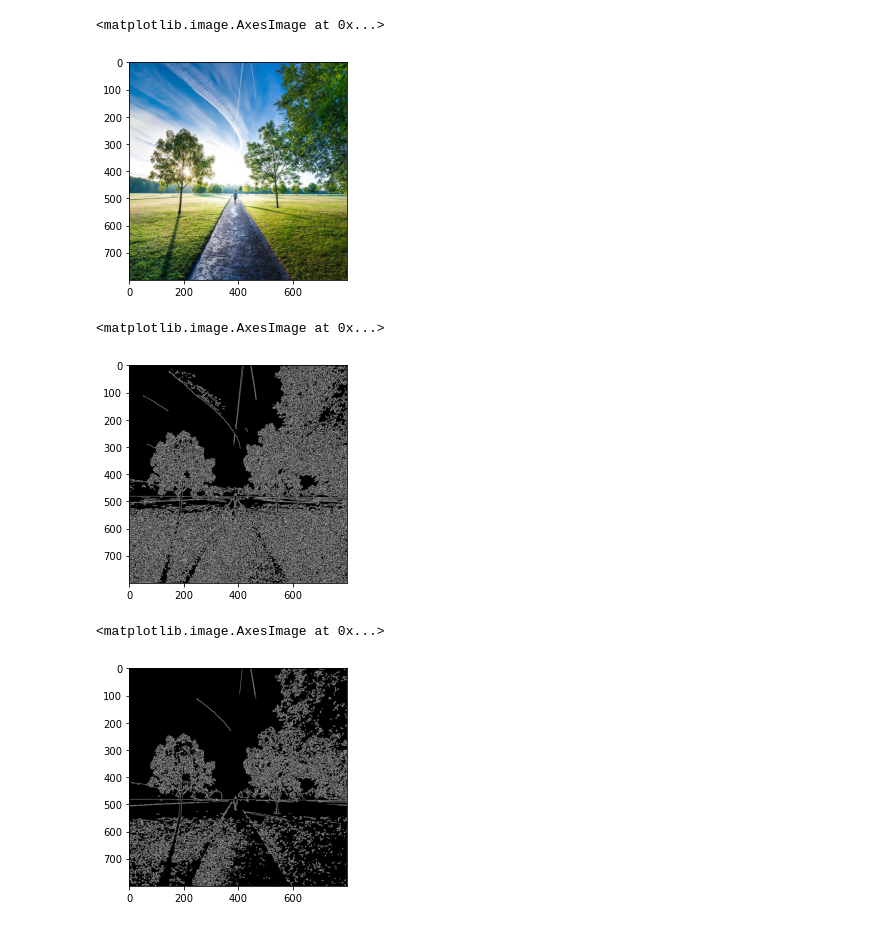
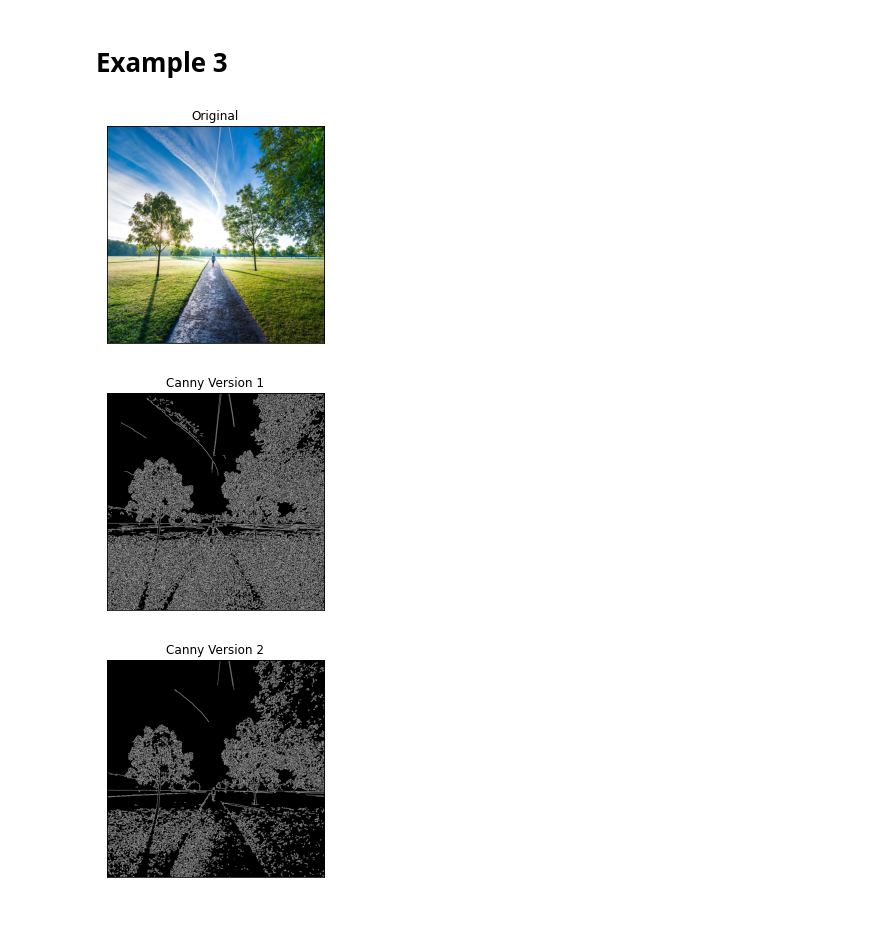
Before and after one commit to uol-mediaprocessing-202021/medienverarbeitung-b-color-and-tone-correction, a Jupyter notebook: Canny.ipynb, the cells around one changed output. Cells and saved outputs as stored; diff of their text form; code cells hidden in the pictures.

```diff
--- a/Canny.ipynb
+++ b/Canny.ipynb
@@ -56,32 +65,31 @@ plt.show()
+# %% [markdown]
+# Example 3
 # %%
-img4 = cv2.imread('landscape/00000002.jpg')
+img4 = cv2.imread('/content/gdrive/MyDrive/landscape/00000002.jpg')
 # %%
 RGB_src3 = cv2.cvtColor(img4, cv2.COLOR_BGR2RGB)
 # %%
 plt.figure()
 plt.title("Original"), plt.xticks([]), plt.yticks([])
-plt.imshow(canny3)
+plt.imshow(RGB_src3)
 plt.show()
 # %% [output]
-<matplotlib.image.AxesImage at 0x...>
-[figure, old version]
+[figure, new version]
 # %%
 canny4 = cv2.Canny(img4, 100,200)
 # %%
-plt.implt.figure()
-plt.title("Original"), plt.xticks([]), plt.yticks([])
+plt.figure()
+plt.title("Canny Version 1"), plt.xticks([]), plt.yticks([])
 plt.imshow(canny4, 'gray')
 plt.show()
 # %% [output]
-<matplotlib.image.AxesImage at 0x...>
-[figure, old version]
+[figure, new version]
 # %%
 canny5=cv2.Canny(img4, 250,500)
 # %%
 plt.figure()
-plt.title("Original"), plt.xticks([]), plt.yticks([])
+plt.title("Canny Version 2"), plt.xticks([]), plt.yticks([])
 plt.imshow(canny5, 'gray')
 plt.show()
 # %% [output]
-<matplotlib.image.AxesImage at 0x...>
-[figure, old version]
+[figure, new version]
```
Also changed, not shown: parts of 12 cells of this notebook.
